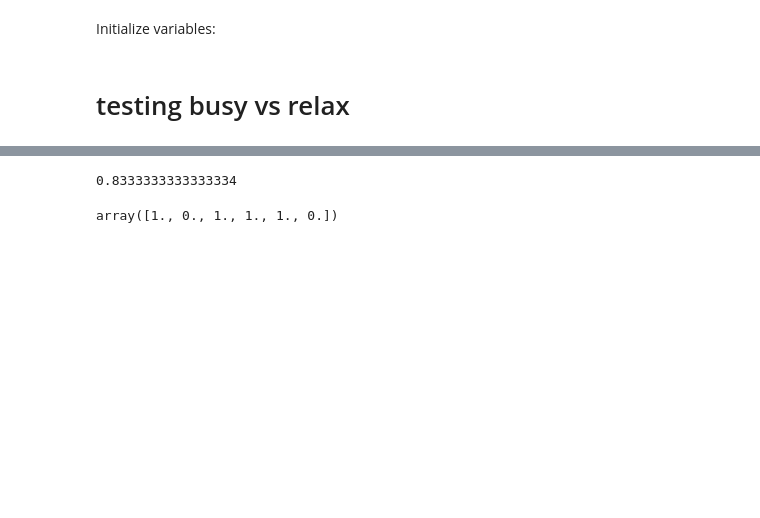
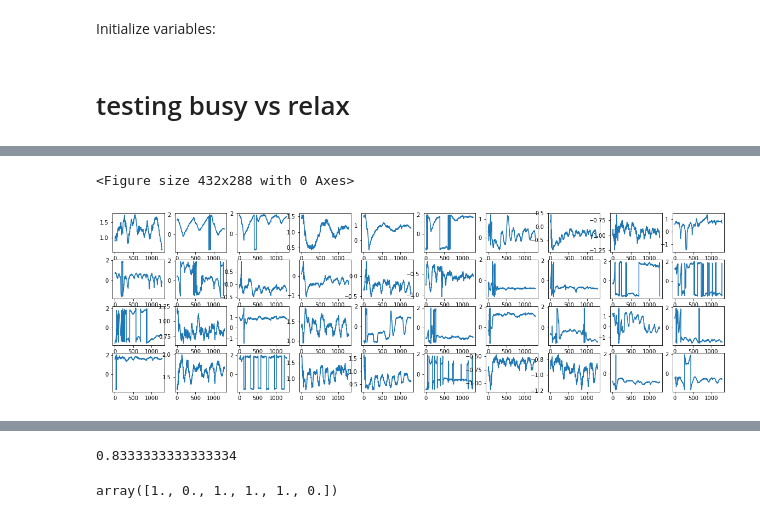
Before and after one commit to Aekai/Wi-Mind, a Jupyter notebook: FeatureExtractionModule/src/autoencoder_approach/Per task approach/NC/data test.ipynb, the cells around one changed output, grey strips where cells are left out. Drawn from its saved outputs; the diff is of its cells as text; code cells hidden in the pictures; blank space fills up the shorter version.

```diff
--- a/FeatureExtractionModule/src/autoencoder_approach/Per task approach/NC/data test.ipynb
+++ b/FeatureExtractionModule/src/autoencoder_approach/Per task approach/NC/data test.ipynb
@@ -202,0 +215,10 @@ for i in range(plot_n):
+# %%
+# plot some relaxed arrays
+plt.figure(1)
+plt.figure(figsize=(20, 6))
+for i in range(plot_n):
+    plt.subplot(4, 10, i+1)
+    plt.plot(phase0[i])
+# %% [output]
+<Figure size 432x288 with 0 Axes>
+[figure, added]
```
Also changed, not shown: parts of 16 cells of this notebook.
